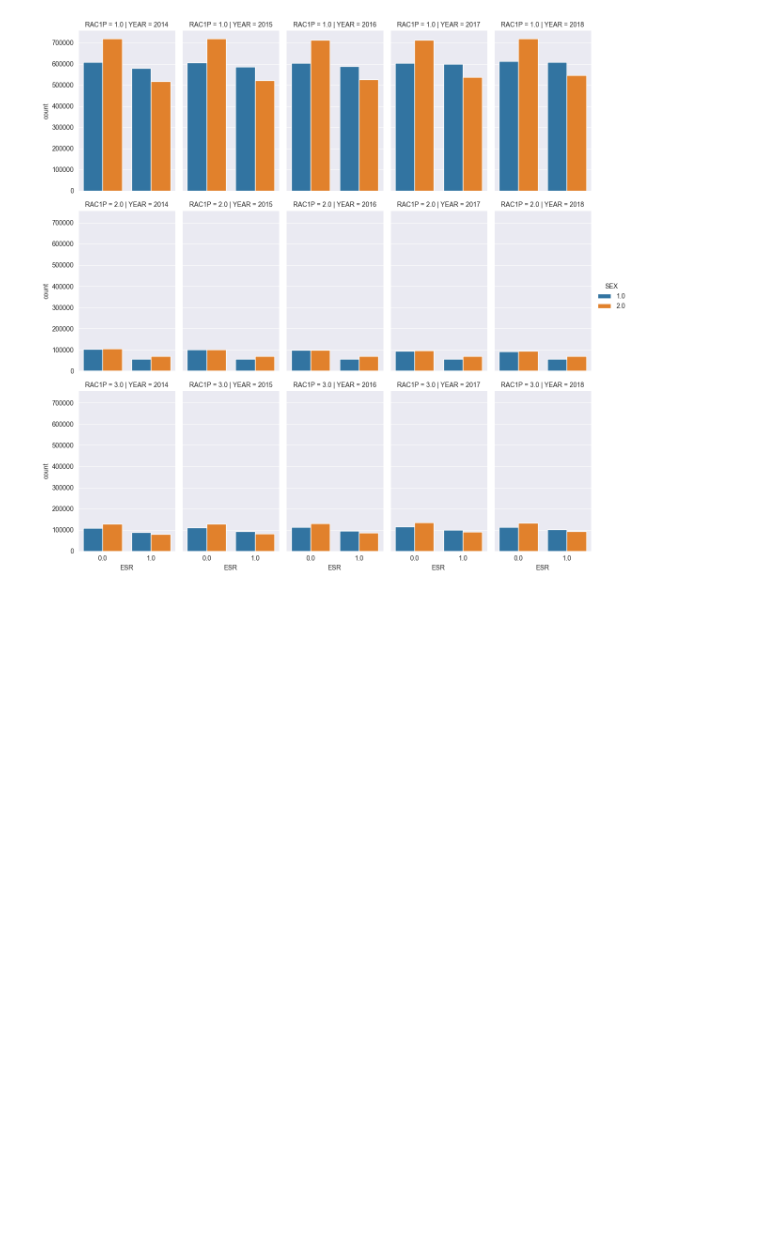
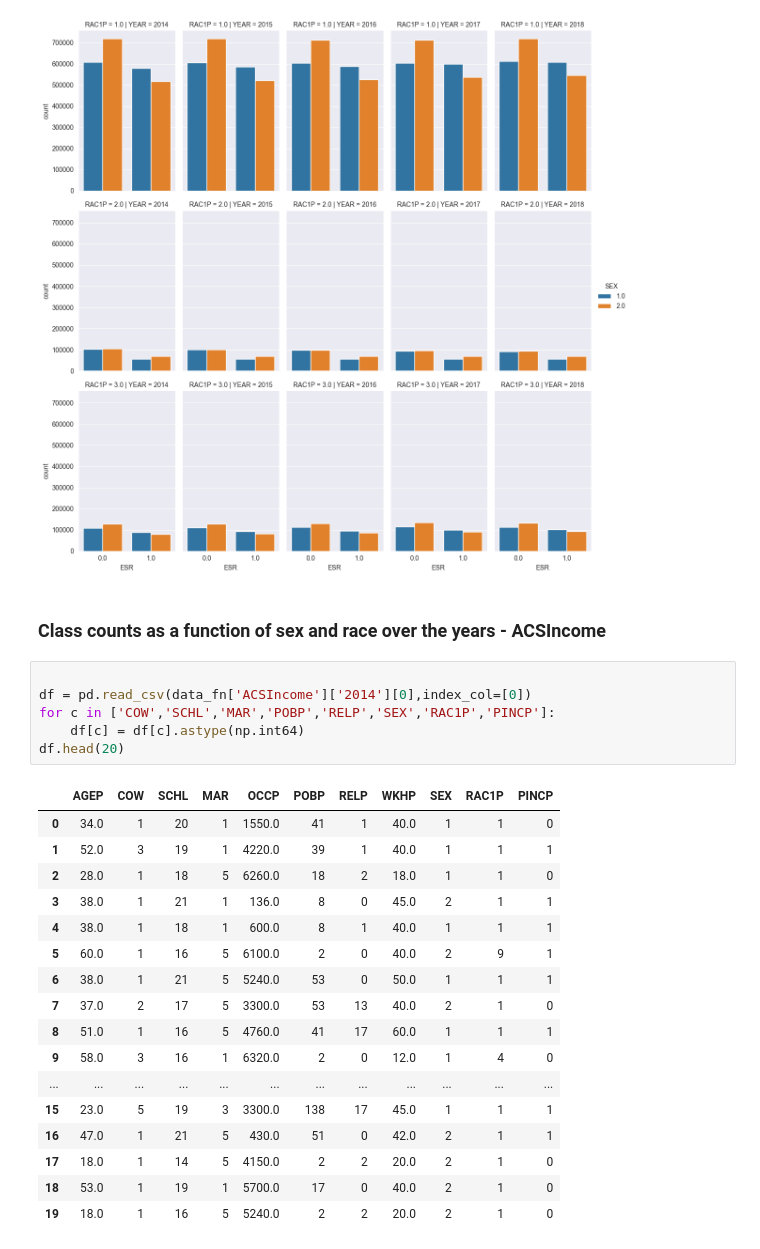
Before and after one commit to SaraBonati/fair_ml_thesis, a Jupyter notebook: notebooks/figures.ipynb, the cells around one changed output. Cells and saved outputs as stored; diff of their text form; blank space fills up the shorter version.

```diff
--- a/notebooks/figures.ipynb
+++ b/notebooks/figures.ipynb
@@ -109,3 +113,29 @@ for task in task_infos["task_names"]:
 # %% [output]
 KeyError: 'RAC1P'
 [figure]
+# %% [markdown]
+### Class counts as a function of sex and race over the years - ACSIncome
+# %%
+
+df = pd.read_csv(data_fn['ACSIncome']['2014'][0],index_col=[0])
+for c in ['COW','SCHL','MAR','POBP','RELP','SEX','RAC1P','PINCP']:
+    df[c] = df[c].astype(np.int64)
+df.head(20)
+# %% [output]
+|  | AGEP | COW | SCHL | MAR | OCCP | POBP | RELP | WKHP | SEX | RAC1P | PINCP |
+| 0 | 34.0 | 1 | 20 | 1 | 1550.0 | 41 | 1 | 40.0 | 1 | 1 | 0 |
+| 1 | 52.0 | 3 | 19 | 1 | 4220.0 | 39 | 1 | 40.0 | 1 | 1 | 1 |
+| 2 | 28.0 | 1 | 18 | 5 | 6260.0 | 18 | 2 | 18.0 | 1 | 1 | 0 |
+| 3 | 38.0 | 1 | 21 | 1 | 136.0 | 8 | 0 | 45.0 | 2 | 1 | 1 |
+| 4 | 38.0 | 1 | 18 | 1 | 600.0 | 8 | 1 | 40.0 | 1 | 1 | 1 |
+| 5 | 60.0 | 1 | 16 | 5 | 6100.0 | 2 | 0 | 40.0 | 2 | 9 | 1 |
+| 6 | 38.0 | 1 | 21 | 5 | 5240.0 | 53 | 0 | 50.0 | 1 | 1 | 1 |
+| 7 | 37.0 | 2 | 17 | 5 | 3300.0 | 53 | 13 | 40.0 | 2 | 1 | 0 |
+| 8 | 51.0 | 1 | 16 | 5 | 4760.0 | 41 | 17 | 60.0 | 1 | 1 | 1 |
+| 9 | 58.0 | 3 | 16 | 1 | 6320.0 | 2 | 0 | 12.0 | 1 | 4 | 0 |
+| ... | ... | ... | ... | ... | ... | ... | ... | ... | ... | ... | ... |
+| 15 | 23.0 | 5 | 19 | 3 | 3300.0 | 138 | 17 | 45.0 | 1 | 1 | 1 |
+| 16 | 47.0 | 1 | 21 | 5 | 430.0 | 51 | 0 | 42.0 | 2 | 1 | 1 |
+| 17 | 18.0 | 1 | 14 | 5 | 4150.0 | 2 | 2 | 20.0 | 2 | 1 | 0 |
+| 18 | 53.0 | 1 | 19 | 1 | 5700.0 | 17 | 0 | 40.0 | 2 | 1 | 0 |
+| 19 | 18.0 | 1 | 16 | 5 | 5240.0 | 2 | 2 | 20.0 | 2 | 1 | 0 |
```
Also changed, not shown: parts of 6 cells of this notebook, 1 other file.
